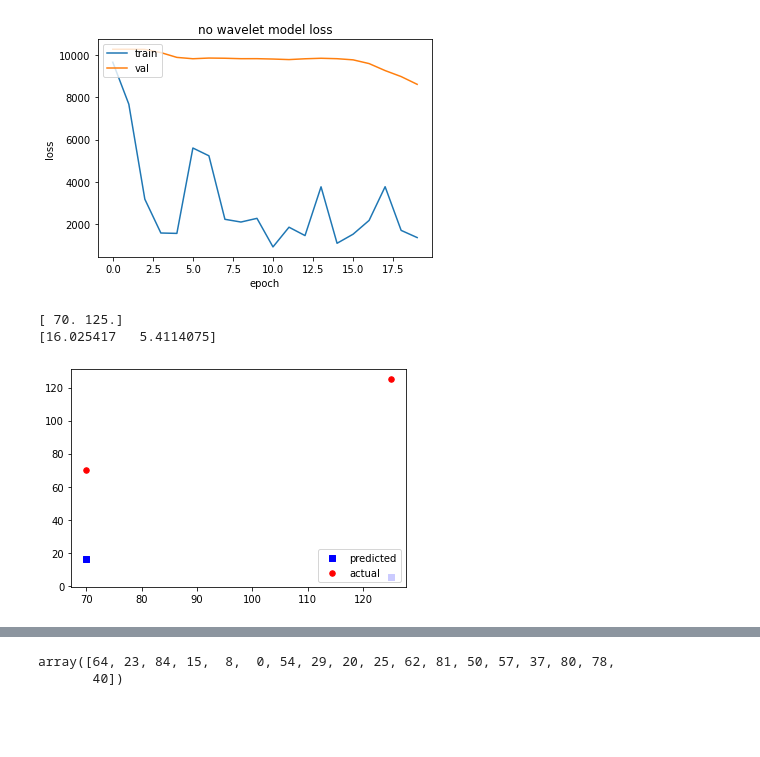
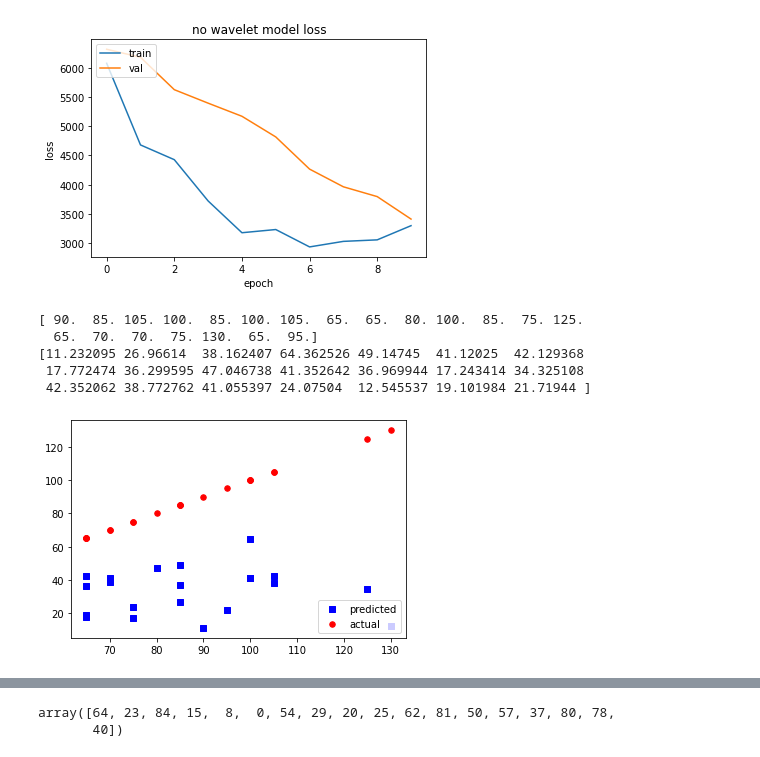
Before and after one commit to jliu2006/hurricane_intensity, a Jupyter notebook: test_model_framework.ipynb, the cells around one changed output, grey strips where cells are left out. Cells and saved outputs as stored; diff of their text form; code cells hidden in the pictures; blank space fills up the shorter version.

```diff
--- a/test_model_framework.ipynb
+++ b/test_model_framework.ipynb
@@ -93,16 +94,18 @@ def get_max_wind(hurricane):
     wind_speeds = []
 
     for path in paths:
-        wind_speeds = np.append(wind_speeds, int(path['maxwind']))
+        wind_speeds = np.append(wind_speeds, float(path['maxwind']))
 
     highest_wind = max(wind_speeds)
 
+    print (hurricane, 'max wind ', get_max_wind)
     return highest_wind
 
 def get_imerg(imerg):
     # get imerg
     precips = glob.glob(imerg, recursive = True)
     precips.sort()
+    print (precips, " precips: ", temperatures)
     imerg_array = np.load(precips[0])
 
     for file in precips[1:10]:
@@ -116,6 +119,7 @@ def get_imerg(imerg):
 def get_sst(sst):
     # get sst
     temperatures = glob.glob(sst, recursive = True)
+    print (sst, " temperatures: ", temperatures)
     temperatures.sort()
     sst_array = np.load(temperatures[0])
 
@@ -128,6 +132,7 @@ def get_sst(sst):
 def get_rgb(rgb):
     # get wavelet decomposed rgb
     colors = glob.glob(rgb, recursive = True)
+    print (colors, " rgbs: ", temperatures)
     colors.sort()
     rgb_array = np.load(colors[0])
 
@@ -425,7 +443,5 @@ def completeDataCollection(globname, max_wind_param): # NEW DATA COLLECTION METH
 
     return stage_1, stage_2, stage_3, highest_wind
 # %%
-years = '/home/fun/data/AL*20*'
-
-stage_1, stage_2, stage_3, highest_wind = completeDataCollection(years, 0)
+stage_1, stage_2, stage_3, highest_wind = completeDataCollection('/home/fun/data/AL*20*', 0)
 # %% [output]
@@ -483,11 +498,11 @@ print(stage_1.shape, stage_2.shape, stage_3.shape)
 # %%
 # img
-indices = np.arange(0, 7, 1)
+indices = np.arange(0, stage_1.shape[0], 1)
 print(len(indices))
 print(len(highest_wind))
 
 index_train, index_test, y_train, y_test = train_test_split(
-    indices, highest_wind, train_size = 0.8, random_state = 9832)
+    indices, highest_wind, train_size = 0.8, random_state = 2309)
 
 stage_1_train = None
 stage_1_test = None
@@ -518,4 +533,6 @@ print(stage_1_train.shape, len(y_train))
 print(stage_1_test.shape, len(y_test))
 
 print(y_train, y_test)
+
+print(index_train[0])
 # %% [output]
@@ -659,14 +694,23 @@ tf.keras.utils.plot_model(model, to_file='dense_plot.png', show_shapes=True, sho
 # %%
 model.compile(
     loss = keras.losses.MeanSquaredError(),
-    optimizer = "adam",
+    optimizer = tf.keras.optimizers.Adam(
+        learning_rate=0.0001,),
     metrics = tf.keras.metrics.RootMeanSquaredError()
 )
 
-history = model.fit([stage_1_train, stage_2_train, stage_3_train], y_train,
+history = model.fit([
+    #stage_1_train,
+    #stage_2_train,
+    stage_3_train
+], y_train,
           batch_size = 5,
-          epochs = 20,
-          validation_data = ([stage_1_test, stage_2_test, stage_3_test], y_test),
+          epochs = 10,
+          validation_data = ([
+              #stage_1_test,
+              #stage_2_test,
+              stage_3_test
+          ], y_test),
           )
 
 plt.plot(history.history['loss'])
@@ -698,6 +745,8 @@ Epoch 20/20
-[figure, old version]
+[figure, new version]
 # %%
-y_pred = model.predict([stage_1_test, stage_2_test, stage_3_test])
+y_pred = model.predict([#stage_1_test,
+                        #stage_2_test,
+                        stage_3_test])
 y_pred = y_pred.reshape(y_pred.shape[0])
 
 print(y_test)
@@ -711,6 +760,9 @@ ax1.scatter(y_test, y_test, s=30, c='r', marker="o", label='actual')
 plt.legend(loc='lower right')
 plt.show()
 # %% [output]
-[ 70. 125.]
-[16.025417   5.4114075]
+[ 90.  85. 105. 100.  85. 100. 105.  65.  65.  80. 100.  85.  75. 125.
+  65.  70.  70.  75. 130.  65.  95.]
+[11.232095 26.96614  38.162407 64.362526 49.14745  41.12025  42.129368
+ 17.772474 36.299595 47.046738 41.352642 36.969944 17.243414 34.325108
+ 42.352062 38.772762 41.055397 24.07504  12.545537 19.101984 21.71944 ]
-[figure, old version]
+[figure, new version]
```
Also changed, not shown: parts of 14 cells of this notebook, 5 other files.
